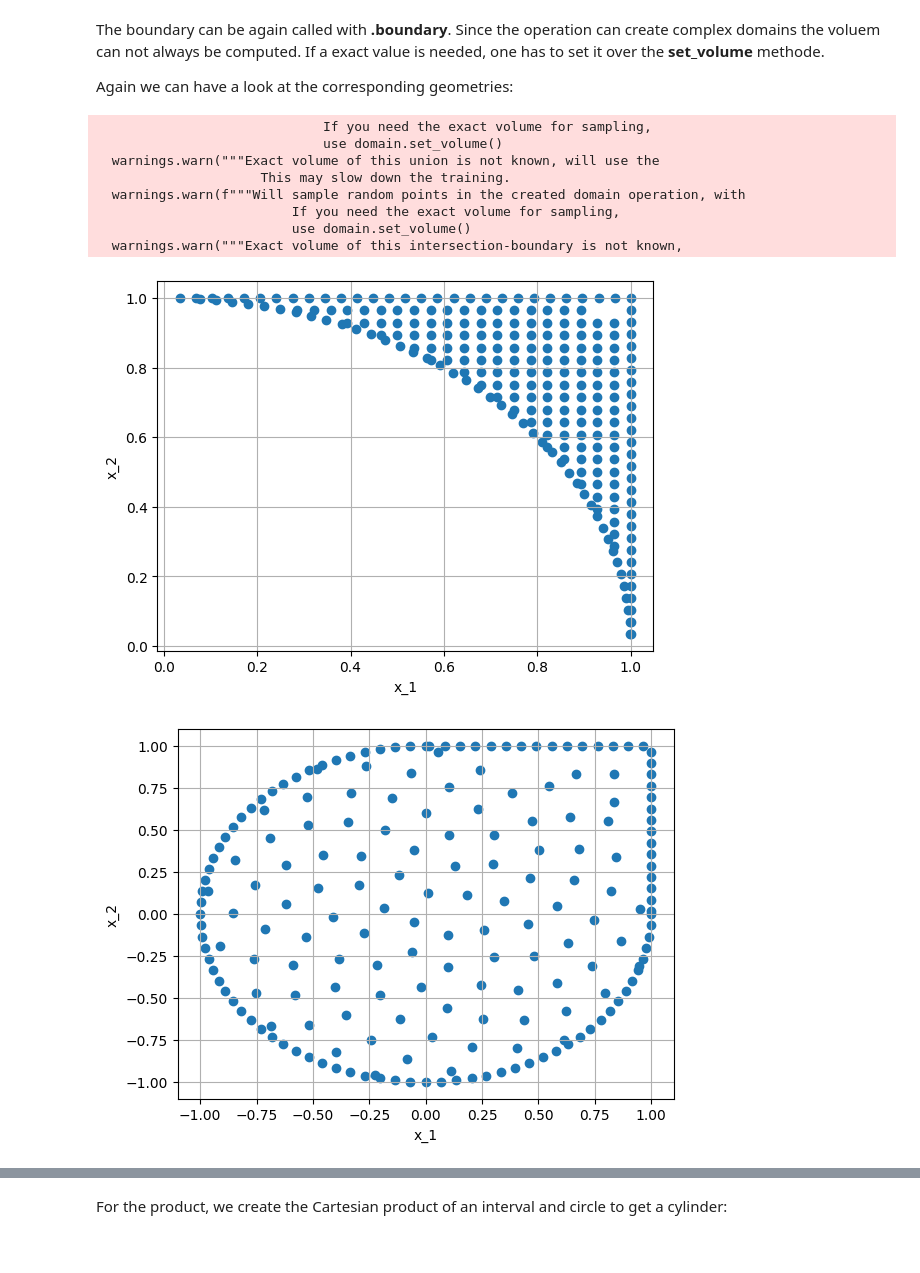
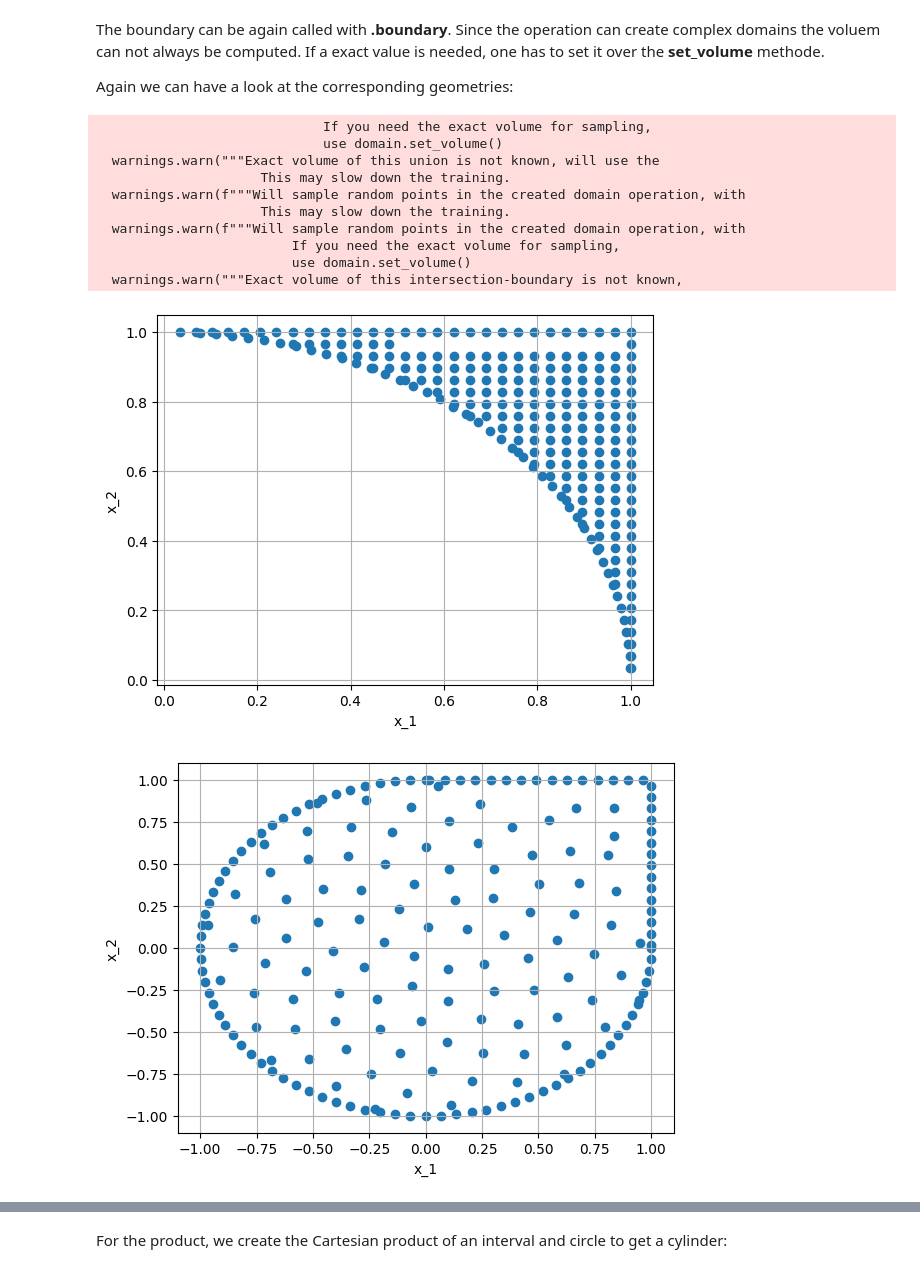
Before and after one commit to praksharma/DeepINN, a Jupyter notebook: Tutorials/domain_creation.ipynb, the cells around one changed output, grey strips where cells are left out. Cells and saved outputs as stored; diff of their text form; code cells hidden in the pictures.

```diff
--- a/Tutorials/domain_creation.ipynb
+++ b/Tutorials/domain_creation.ipynb
@@ -33,9 +35,9 @@ I = tp.domains.Interval(T, 0, 5)
 # %% [markdown]
 To create the unit square or circle:
 # %%
-X = tp.spaces.R2('x') # we need a two dimensional space
-R = tp.domains.Parallelogram(X, [0, 0], [1, 0], [0, 1])
-C = tp.domains.Circle(X, [0, 0], 1)
+X = dp.spaces.R2('x') # we need a two dimensional space
+R = dp.domains.Parallelogram(X, [0, 0], [1, 0], [0, 1])
+C = dp.domains.Circle(X, [0, 0], 1)
 # boundaries:
 R_bound = R.boundary
 C_bound = C.boundary
@@ -81,24 +83,26 @@ one has to set it over the **set_volume** methode.
 
 Again we can have a look at the corresponding geometries:
 # %%
-union_sampler = tp.samplers.GridSampler(union_domain, n_points=100) \
-                 + tp.samplers.GridSampler(union_domain.boundary, n_points=100)
-inter_sampler = tp.samplers.GridSampler(intersection_domain, n_points=100) \
-                 + tp.samplers.GridSampler(intersection_domain.boundary, n_points=100)
-cut_sampler = tp.samplers.GridSampler(cut_domain, n_points=142) \
-               + tp.samplers.GridSampler(cut_domain.boundary, n_points=100)
+union_sampler = dp.samplers.GridSampler(union_domain, n_points=100) \
+                 + dp.samplers.GridSampler(union_domain.boundary, n_points=100)
+inter_sampler = dp.samplers.GridSampler(intersection_domain, n_points=100) \
+                 + dp.samplers.GridSampler(intersection_domain.boundary, n_points=100)
+cut_sampler = dp.samplers.GridSampler(cut_domain, n_points=142) \
+               + dp.samplers.GridSampler(cut_domain.boundary, n_points=100)
 
 dp.utils.scatter(X, union_sampler)
 dp.utils.scatter(X, inter_sampler)
 dp.utils.scatter(X, cut_sampler)
 # %% [output]
                              If you need the exact volume for sampling,
                              use domain.set_volume()
   warnings.warn("""Exact volume of this union is not known, will use the
                      This may slow down the training.
   warnings.warn(f"""Will sample random points in the created domain operation, with
+                     This may slow down the training.
+  warnings.warn(f"""Will sample random points in the created domain operation, with
                          If you need the exact volume for sampling,
                          use domain.set_volume()
   warnings.warn("""Exact volume of this intersection-boundary is not known,
-[figure, old version]
+[figure, new version]
 [figure]
```
Also changed, not shown: parts of 7 cells of this notebook, 2 other files.
